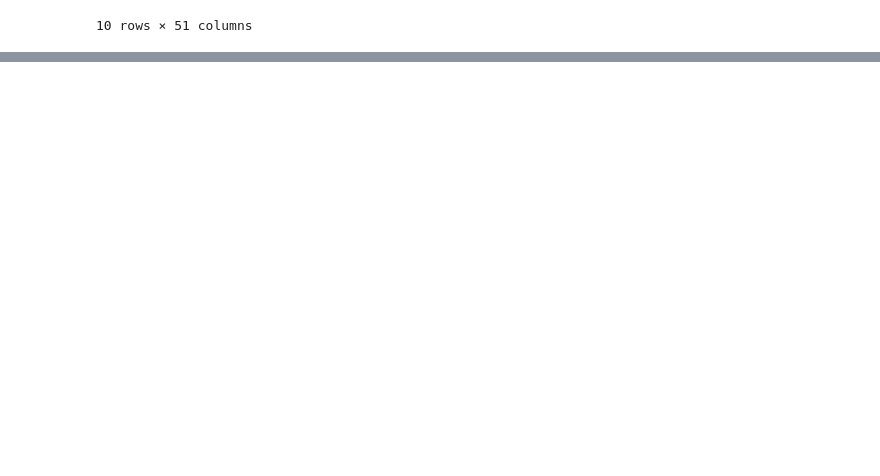
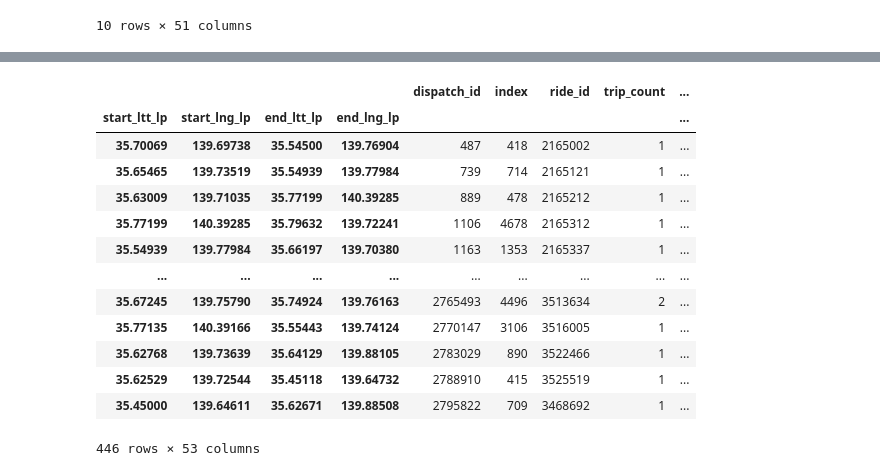
Before and after one commit to Binjian/pricing, a Jupyter notebook: nbs/01.data.utils.ipynb, the cells around one changed output, grey strips where cells are left out. Saved outputs shown, nothing was run; the diff lists cells and outputs as text; code cells hidden in the pictures; blank space fills up the shorter version.

```diff
--- a/nbs/01.data.utils.ipynb
+++ b/nbs/01.data.utils.ipynb
@@ -669,0 +802,18 @@ df
+# %%
+df.drop_duplicates(subset=['route_start', 'route_end', 'vehicle_class_id'], inplace=True)
+df
+# %% [output]
+|  |  |  |  | dispatch_id | index | ride_id | trip_count | ... |
+| start_ltt_lp | start_lng_lp | end_ltt_lp | end_lng_lp |  |  |  |  | ... |
+| 35.70069 | 139.69738 | 35.54500 | 139.76904 | 487 | 418 | 2165002 | 1 | ... |
+| 35.65465 | 139.73519 | 35.54939 | 139.77984 | 739 | 714 | 2165121 | 1 | ... |
+| 35.63009 | 139.71035 | 35.77199 | 140.39285 | 889 | 478 | 2165212 | 1 | ... |
+| 35.77199 | 140.39285 | 35.79632 | 139.72241 | 1106 | 4678 | 2165312 | 1 | ... |
+| 35.54939 | 139.77984 | 35.66197 | 139.70380 | 1163 | 1353 | 2165337 | 1 | ... |
+| ... | ... | ... | ... | ... | ... | ... | ... | ... |
+| 35.67245 | 139.75790 | 35.74924 | 139.76163 | 2765493 | 4496 | 3513634 | 2 | ... |
+| 35.77135 | 140.39166 | 35.55443 | 139.74124 | 2770147 | 3106 | 3516005 | 1 | ... |
+| 35.62768 | 139.73639 | 35.64129 | 139.88105 | 2783029 | 890 | 3522466 | 1 | ... |
+| 35.62529 | 139.72544 | 35.45118 | 139.64732 | 2788910 | 415 | 3525519 | 1 | ... |
+| 35.45000 | 139.64611 | 35.62671 | 139.88508 | 2795822 | 709 | 3468692 | 1 | ... |
+446 rows × 53 columns
```
Also changed, not shown: parts of 56 cells of this notebook, 7 other files.
